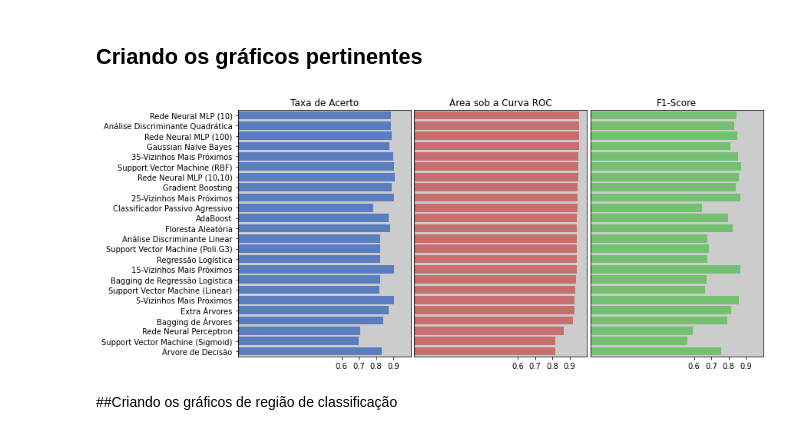
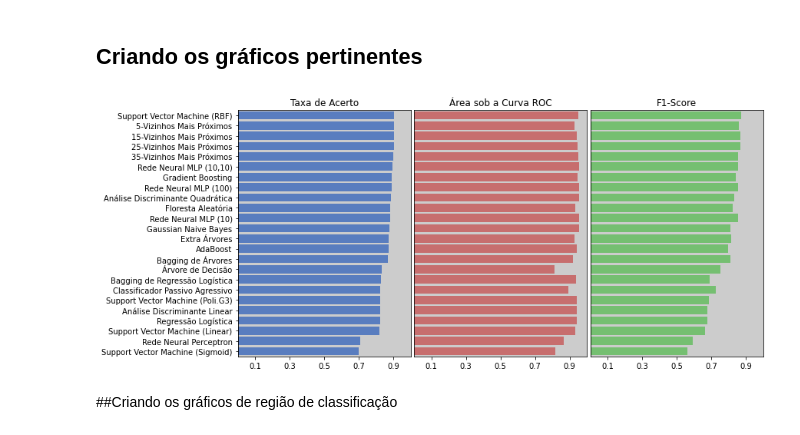
Before and after one commit to ricardorocha86/Social-Net-data, a Jupyter notebook: Analise_de_Classificadores_Social_Network_dataset.ipynb, the cells around one changed output. Saved outputs shown, nothing was run; the diff lists cells and outputs as text; code cells hidden in the pictures.

```diff
--- a/Analise_de_Classificadores_Social_Network_dataset.ipynb
+++ b/Analise_de_Classificadores_Social_Network_dataset.ipynb
@@ -134,6 +131,9 @@ def renomear(results, nome):
     auxiliar = auxiliar.rename(index = {0: nome})
     return auxiliar
 # %%
+#Banco de dados contendo todos os resultados
+experimentos = pd.DataFrame()
+
 #Loop para calcular as medidas via Validacao Cruzada da lista de classificadores
 t0 = time()
 for i in range(len(classifiers)):
@@ -145,12 +145,5 @@ for i in range(len(classifiers)):
     print('Tempo de execução:', round(time()-t, 2), 'segundos')
     experimentos = pd.concat([experimentos, renomear(results, nome)])
 print('\nTempo total de execução:', round(time()-t0, 2), 'segundos\n' )
-
-
-#Ordenando os resultados dos experimentos pela manor acurácia
-experimentos = experimentos.sort_values(by='AreaROC', ascending = False)
-
-#print(experimentos)
-print(experimentos.iloc[:,[0,2,4]].sort_values(by='AreaROC', ascending = False))
 # %% [output]
 Calculando o classificador 1/24: 5-Vizinhos Mais Próximos
@@ -172,0 +166,9 @@ Support Vector Machine (Sigmoid)    0.7000   0.8190    0.5629
+# %%
+#metrica principal
+metrica = 'Acurácia'
+
+#Ordenando os resultados dos experimentos pela manor acurácia
+experimentos = experimentos.sort_values(by = metrica, ascending = False)
+
+#print(experimentos)
+print(experimentos.iloc[:,[0,2,4]].sort_values(by = metrica, ascending = False))
@@ -176,37 +196,37 @@ Support Vector Machine (Sigmoid)    0.7000   0.8190    0.5629
 #Gráficos relevantes
 sns.set_color_codes("muted")
 bgcolor = '#cccccc'
 figura = plt.figure(figsize=(20,5))
 figura.subplots_adjust(left=0.425, bottom=0.01, right=0.9, top=0.9, wspace=0.02, hspace=1)
 plt.subplot(1, 3, 1)
 plt.title('Taxa de Acerto')
 acc = sns.barplot(x = experimentos.iloc[:,0], y = experimentos.index.values, color='b')
 acc.axes.set_xlim([0, 1])
-acc.xaxis.set_ticks([.6,.7,.8,.9])
+acc.xaxis.set_ticks(np.arange(0.1, 1, 0.2))
 acc.set_facecolor(bgcolor)
 plt.xlabel('')
 plt.subplot(1, 3, 2)
 plt.title('Área sob a Curva ROC')
 auc = sns.barplot(x = experimentos.iloc[:,2], y = experimentos.index.values, color='r')
 auc.axes.get_yaxis().set_visible(False)
 auc.axes.set_xlim([0, 1])
-auc.xaxis.set_ticks([.6,.7,.8,.9])
+auc.xaxis.set_ticks(np.arange(0.1, 1, 0.2))
 auc.set_facecolor(bgcolor)
 plt.xlabel('')
 plt.ylabel('')
 plt.subplot(1, 3, 3)
 plt.title('F1-Score')
 f1 = sns.barplot(x = experimentos.iloc[:,4], y = experimentos.index.values, color='g')
 f1.axes.set_xlim([0, 1])
-f1.xaxis.set_ticks([.6,.7,.8,.9])
+f1.xaxis.set_ticks(np.arange(0.1, 1, 0.2))
 f1.axes.get_yaxis().set_visible(False)
 f1.set_facecolor(bgcolor)
 plt.xlabel('')
 plt.ylabel('')
 plt.show()
 #figura.savefig('teste.pdf')
 # %% [output]
-[figure, old version]
+[figure, new version]
 # %% [markdown]
 ##Criando os gráficos de região de classificação
 # %%
```
Also changed, not shown: parts of 5 cells of this notebook.
